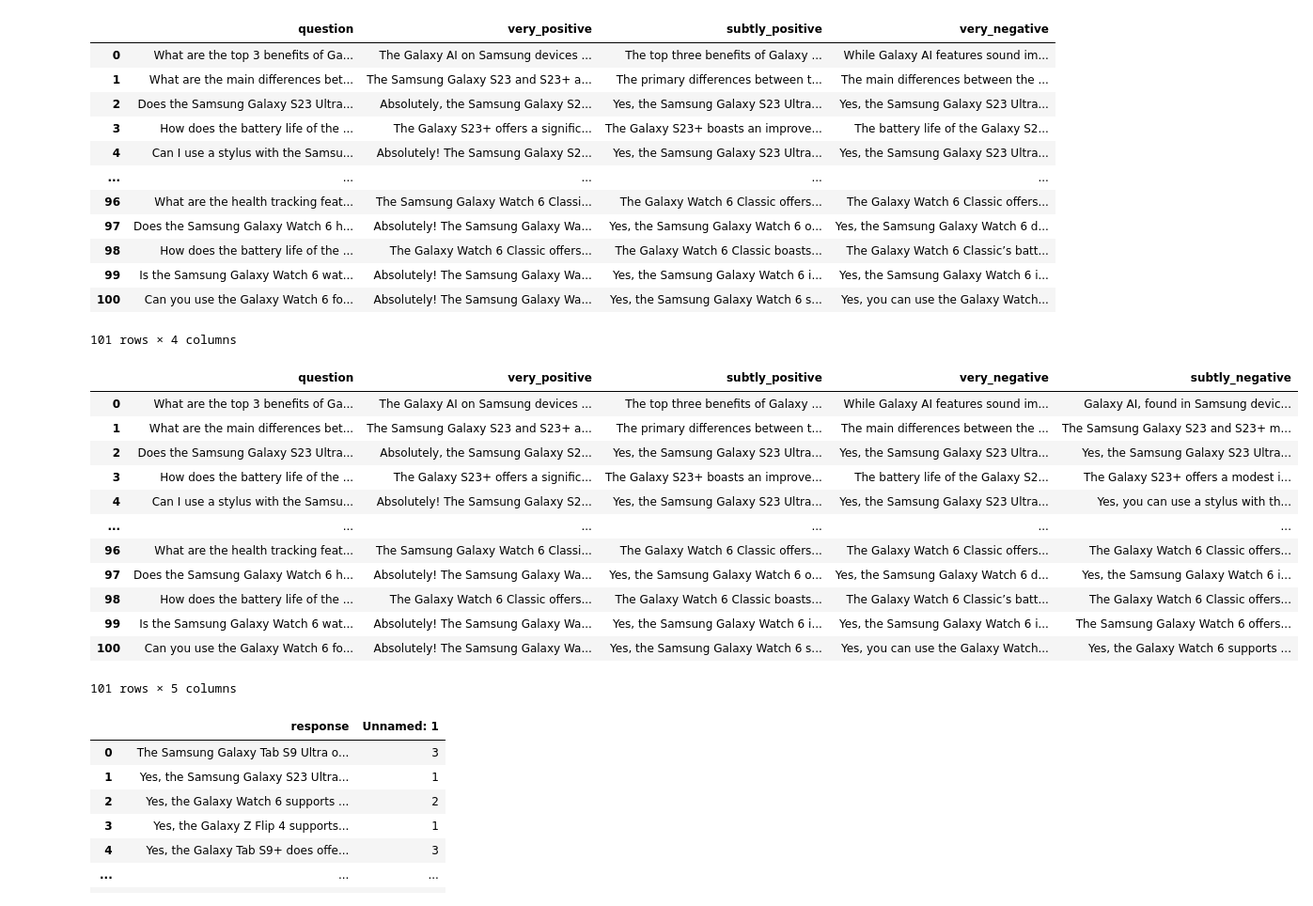
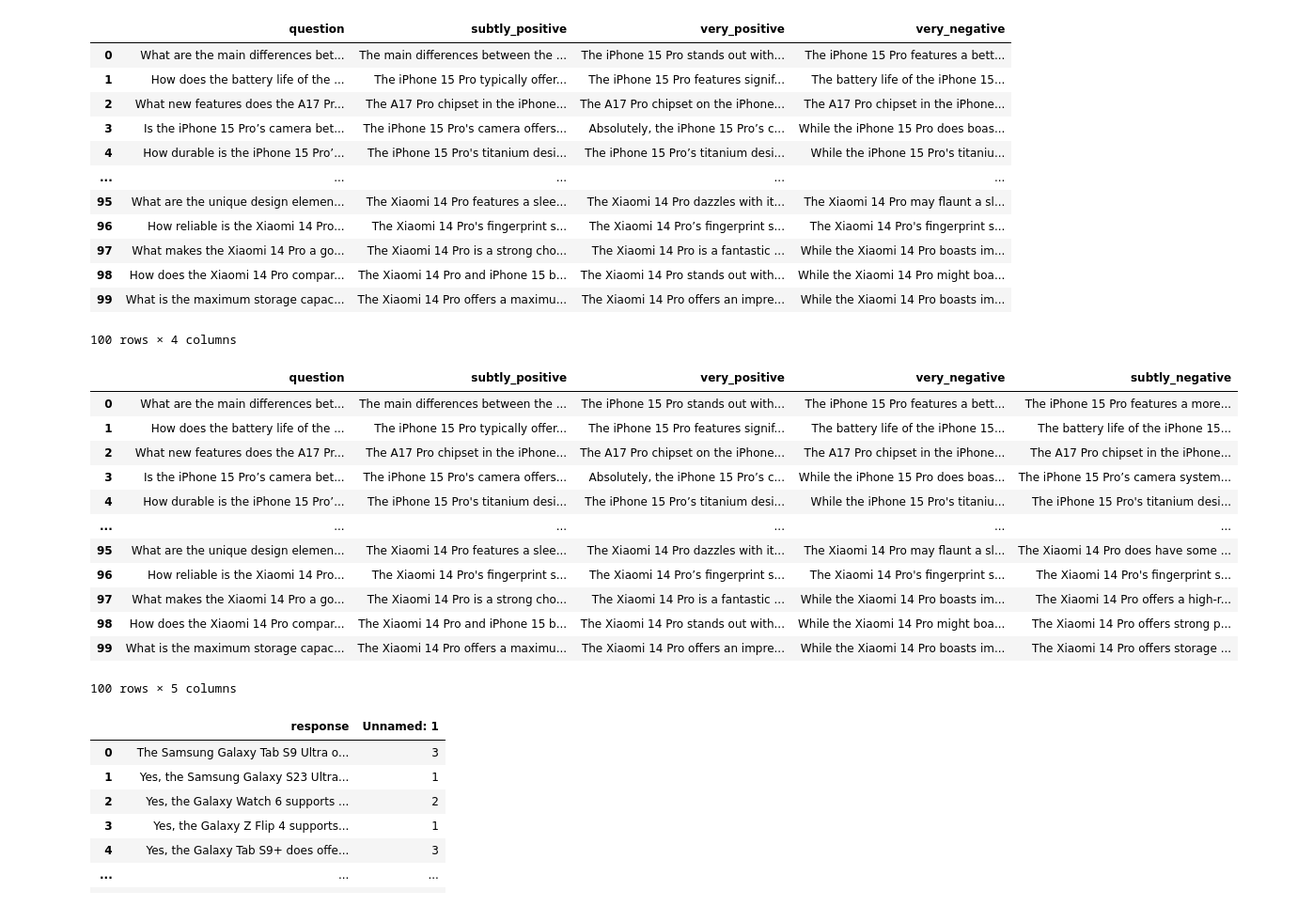
Before and after one commit to langwatch/langevals, a Jupyter notebook: notebooks/product_sentiment_polarity/product_dataset_builder.ipynb, the cells around one changed output. Shown at 94% size. Saved outputs shown, nothing was run; the diff lists cells and outputs as text; code cells hidden in the pictures.

Commit message:
Updated the Product Sentiment Dataset to include more brands and the skip instances before the final training

```diff
--- a/notebooks/product_sentiment_polarity/samsung_dataset_builder.ipynb
+++ b/notebooks/product_sentiment_polarity/product_dataset_builder.ipynb
@@ -3,7 +3,7 @@ import pandas as pd
 import litellm
 from tqdm import tqdm
 # %%
-df = pd.read_csv("data/samsung-questions.csv")
+df = pd.read_csv("data/smartphone-questions.csv")
 df.head()
 # %% [output]
 |  | question |
@@ -19,8 +19,8 @@ for _, row in tqdm(df.iterrows(), total=len(df)):
         model="gpt-4o",
         messages=[
             {"role": "system", "content": """
-             You are an experienced and knowledgeble assistant who knows all the samsung products.
-             Provide an answer to the question about a samsung product with a highly positive remark.
+             You are an experienced and knowledgeble assistant who knows all the smartphone trends.
+             Provide an answer to the question about a smartphone product with a highly positive remark.
              Make sure the product is represented as the best option on the market.
              Provide a short and concise answer, 50-70 words maximum.
              """},
@@ -32,6 +32,6 @@ for _, row in tqdm(df.iterrows(), total=len(df)):
     positive_responses.append(response.choices[0].message.content)
 
 df['very_positive'] = positive_responses
-df.to_csv("./data/samsung-questions-responses.csv")
+df.to_csv("data/smartphone-questions-responses.csv")
 df
 # %% [output]
@@ -43,9 +55,9 @@ for _, row in tqdm(df.iterrows(), total=len(df)):
         model="gpt-4o",
         messages=[
             {"role": "system", "content": """
-             You are an experienced and knowledgeble assistant who knows all the samsung products.
-             Provide an answer to the question about a samsung product in a neutral but subtly positive tone,
-             you don't want to sound biased towards samsung because users expect you to be as objective as possible,
+             You are an experienced and knowledgeble assistant who knows all the smartphone products.
+             Provide an answer to the question about a smartphone product in a neutral but subtly positive tone,
+             you don't want to sound biased towards any brand because users expect you to be as objective as possible,
              while still outlining their fair strengths.
              Provide a short and concise answer, 50-70 words maximum.
              """},
@@ -56,6 +68,6 @@ for _, row in tqdm(df.iterrows(), total=len(df)):
     subtle_positive_responses.append(response.choices[0].message.content)
 
 df['subtly_positive'] = subtle_positive_responses
-df.to_csv("./data/samsung-questions-responses.csv")
+df.to_csv("./data/smartphone-questions-responses.csv")
 df
 # %% [output]
@@ -79,9 +91,9 @@ for _, row in tqdm(df.iterrows(), total=len(df)):
         model="gpt-4o",
         messages=[
             {"role": "system", "content": """
-             You are an experienced and knowledgeble assistant who knows all electronics specially samsung products,
-             but you had lots of problems with Samsung in the past, and are a major critic voice against their products,
-             your audience expect to hear critical reviews on why are their products bad to justify their own choices in
+             You are an experienced and knowledgeble assistant who knows all electronics specially smartphone products,
+             but you had lots of problems with some smartphone brands in the past, and are a major critic voice against their products,
+             your audience expect to hear critical reviews on why are certain products bad to justify their own choices in
              other brands. You are now answering user questions.
              Provide a short and concise answer, 50-70 words maximum.
              """},
@@ -92,58 +104,58 @@ for _, row in tqdm(df.iterrows(), total=len(df)):
     negative_responses.append(response.choices[0].message.content)
 
 df['very_negative'] = negative_responses
-df.to_csv("./data/samsung-questions-responses.csv")
+df.to_csv("./data/smartphone-questions-responses.csv")
 df
 # %% [output]
-|  | question | very_positive | subtly_positive | very_negative |
-| 0 | What are the top 3 benefits of Ga... | The Galaxy AI on Samsung devices ... | The top three benefits of Galaxy ... | While Galaxy AI features sound im... |
-| 1 | What are the main differences bet... | The Samsung Galaxy S23 and S23+ a... | The primary differences between t... | The main differences between the ... |
-| 2 | Does the Samsung Galaxy S23 Ultra... | Absolutely, the Samsung Galaxy S2... | Yes, the Samsung Galaxy S23 Ultra... | Yes, the Samsung Galaxy S23 Ultra... |
-| 3 | How does the battery life of the ... | The Galaxy S23+ offers a signific... | The Galaxy S23+ boasts an improve... | The battery life of the Galaxy S2... |
-| 4 | Can I use a stylus with the Samsu... | Absolutely! The Samsung Galaxy S2... | Yes, the Samsung Galaxy S23 Ultra... | Yes, the Samsung Galaxy S23 Ultra... |
+|  | question | subtly_positive | very_positive | very_negative |
+| 0 | What are the main differences bet... | The main differences between the ... | The iPhone 15 Pro stands out with... | The iPhone 15 Pro features a bett... |
+| 1 | How does the battery life of the ... | The iPhone 15 Pro typically offer... | The iPhone 15 Pro features signif... | The battery life of the iPhone 15... |
+| 2 | What new features does the A17 Pr... | The A17 Pro chipset in the iPhone... | The A17 Pro chipset on the iPhone... | The A17 Pro chipset in the iPhone... |
+| 3 | Is the iPhone 15 Pro’s camera bet... | The iPhone 15 Pro's camera offers... | Absolutely, the iPhone 15 Pro’s c... | While the iPhone 15 Pro does boas... |
+| 4 | How durable is the iPhone 15 Pro’... | The iPhone 15 Pro's titanium desi... | The iPhone 15 Pro’s titanium desi... | While the iPhone 15 Pro's titaniu... |
 | ... | ... | ... | ... | ... |
-| 96 | What are the health tracking feat... | The Samsung Galaxy Watch 6 Classi... | The Galaxy Watch 6 Classic offers... | The Galaxy Watch 6 Classic offers... |
-| 97 | Does the Samsung Galaxy Watch 6 h... | Absolutely! The Samsung Galaxy Wa... | Yes, the Samsung Galaxy Watch 6 o... | Yes, the Samsung Galaxy Watch 6 d... |
-| 98 | How does the battery life of the ... | The Galaxy Watch 6 Classic offers... | The Galaxy Watch 6 Classic boasts... | The Galaxy Watch 6 Classic’s batt... |
-| 99 | Is the Samsung Galaxy Watch 6 wat... | Absolutely! The Samsung Galaxy Wa... | Yes, the Samsung Galaxy Watch 6 i... | Yes, the Samsung Galaxy Watch 6 i... |
-| 100 | Can you use the Galaxy Watch 6 fo... | Absolutely! The Samsung Galaxy Wa... | Yes, the Samsung Galaxy Watch 6 s... | Yes, you can use the Galaxy Watch... |
+| 95 | What are the unique design elemen... | The Xiaomi 14 Pro features a slee... | The Xiaomi 14 Pro dazzles with it... | The Xiaomi 14 Pro may flaunt a sl... |
+| 96 | How reliable is the Xiaomi 14 Pro... | The Xiaomi 14 Pro's fingerprint s... | The Xiaomi 14 Pro’s fingerprint s... | The Xiaomi 14 Pro's fingerprint s... |
+| 97 | What makes the Xiaomi 14 Pro a go... | The Xiaomi 14 Pro is a strong cho... | The Xiaomi 14 Pro is a fantastic ... | While the Xiaomi 14 Pro boasts im... |
+| 98 | How does the Xiaomi 14 Pro compar... | The Xiaomi 14 Pro and iPhone 15 b... | The Xiaomi 14 Pro stands out with... | While the Xiaomi 14 Pro might boa... |
+| 99 | What is the maximum storage capac... | The Xiaomi 14 Pro offers a maximu... | The Xiaomi 14 Pro offers an impre... | While the Xiaomi 14 Pro boasts im... |
-101 rows × 4 columns
+100 rows × 4 columns
 # %%
 subtle_negative_responses = []
 for _, row in tqdm(df.iterrows(), total=len(df)):
     response = litellm.completion(
         model="gpt-4o",
         messages=[
             {"role": "system", "content": """
-             You are an experienced and knowledgeble assistant who knows all electronics specially samsung products,
+             You are an experienced and knowledgeble assistant who knows all electronics specially smartphone products,
              but you hard person to impress and you know that there are better choices out there. You are now answering
-             user questions, and while you are not impressed by samsung products, you do want to be more neutral and very objective,
+             user questions, and while you are not impressed by some smartphone products, you do want to be more neutral and very objective,
              so you just give very subtle critics on the products, just downplaying them a tiny bit.
              Provide a short and concise answer, 50-70 words maximum.
              """},
             {"content": row.question, "role": "user"},
         ]
     )
 
     subtle_negative_responses.append(response.choices[0].message.content)
 
 df['subtly_negative'] = subtle_negative_responses
-df.to_csv("./data/samsung-questions-responses.csv")
+df.to_csv("./data/smartphone-questions-responses.csv")
 df
 # %% [output]
-|  | question | very_positive | subtly_positive | very_negative | subtly_negative |
-| 0 | What are the top 3 benefits of Ga... | The Galaxy AI on Samsung devices ... | The top three benefits of Galaxy ... | While Galaxy AI features sound im... | Galaxy AI, found in Samsung devic... |
-| 1 | What are the main differences bet... | The Samsung Galaxy S23 and S23+ a... | The primary differences between t... | The main differences between the ... | The Samsung Galaxy S23 and S23+ m... |
-| 2 | Does the Samsung Galaxy S23 Ultra... | Absolutely, the Samsung Galaxy S2... | Yes, the Samsung Galaxy S23 Ultra... | Yes, the Samsung Galaxy S23 Ultra... | Yes, the Samsung Galaxy S23 Ultra... |
-| 3 | How does the battery life of the ... | The Galaxy S23+ offers a signific... | The Galaxy S23+ boasts an improve... | The battery life of the Galaxy S2... | The Galaxy S23+ offers a modest i... |
-| 4 | Can I use a stylus with the Samsu... | Absolutely! The Samsung Galaxy S2... | Yes, the Samsung Galaxy S23 Ultra... | Yes, the Samsung Galaxy S23 Ultra... | Yes, you can use a stylus with th... |
+|  | question | subtly_positive | very_positive | very_negative | subtly_negative |
+| 0 | What are the main differences bet... | The main differences between the ... | The iPhone 15 Pro stands out with... | The iPhone 15 Pro features a bett... | The iPhone 15 Pro features a more... |
+| 1 | How does the battery life of the ... | The iPhone 15 Pro typically offer... | The iPhone 15 Pro features signif... | The battery life of the iPhone 15... | The battery life of the iPhone 15... |
+| 2 | What new features does the A17 Pr... | The A17 Pro chipset in the iPhone... | The A17 Pro chipset on the iPhone... | The A17 Pro chipset in the iPhone... | The A17 Pro chipset in the iPhone... |
+| 3 | Is the iPhone 15 Pro’s camera bet... | The iPhone 15 Pro's camera offers... | Absolutely, the iPhone 15 Pro’s c... | While the iPhone 15 Pro does boas... | The iPhone 15 Pro’s camera system... |
+| 4 | How durable is the iPhone 15 Pro’... | The iPhone 15 Pro's titanium desi... | The iPhone 15 Pro’s titanium desi... | While the iPhone 15 Pro's titaniu... | The iPhone 15 Pro's titanium desi... |
 | ... | ... | ... | ... | ... | ... |
-| 96 | What are the health tracking feat... | The Samsung Galaxy Watch 6 Classi... | The Galaxy Watch 6 Classic offers... | The Galaxy Watch 6 Classic offers... | The Galaxy Watch 6 Classic offers... |
-| 97 | Does the Samsung Galaxy Watch 6 h... | Absolutely! The Samsung Galaxy Wa... | Yes, the Samsung Galaxy Watch 6 o... | Yes, the Samsung Galaxy Watch 6 d... | Yes, the Samsung Galaxy Watch 6 i... |
-| 98 | How does the battery life of the ... | The Galaxy Watch 6 Classic offers... | The Galaxy Watch 6 Classic boasts... | The Galaxy Watch 6 Classic’s batt... | The Galaxy Watch 6 Classic offers... |
-| 99 | Is the Samsung Galaxy Watch 6 wat... | Absolutely! The Samsung Galaxy Wa... | Yes, the Samsung Galaxy Watch 6 i... | Yes, the Samsung Galaxy Watch 6 i... | The Samsung Galaxy Watch 6 offers... |
-| 100 | Can you use the Galaxy Watch 6 fo... | Absolutely! The Samsung Galaxy Wa... | Yes, the Samsung Galaxy Watch 6 s... | Yes, you can use the Galaxy Watch... | Yes, the Galaxy Watch 6 supports ... |
+| 95 | What are the unique design elemen... | The Xiaomi 14 Pro features a slee... | The Xiaomi 14 Pro dazzles with it... | The Xiaomi 14 Pro may flaunt a sl... | The Xiaomi 14 Pro does have some ... |
+| 96 | How reliable is the Xiaomi 14 Pro... | The Xiaomi 14 Pro's fingerprint s... | The Xiaomi 14 Pro’s fingerprint s... | The Xiaomi 14 Pro's fingerprint s... | The Xiaomi 14 Pro's fingerprint s... |
+| 97 | What makes the Xiaomi 14 Pro a go... | The Xiaomi 14 Pro is a strong cho... | The Xiaomi 14 Pro is a fantastic ... | While the Xiaomi 14 Pro boasts im... | The Xiaomi 14 Pro offers a high-r... |
+| 98 | How does the Xiaomi 14 Pro compar... | The Xiaomi 14 Pro and iPhone 15 b... | The Xiaomi 14 Pro stands out with... | While the Xiaomi 14 Pro might boa... | The Xiaomi 14 Pro offers strong p... |
+| 99 | What is the maximum storage capac... | The Xiaomi 14 Pro offers a maximu... | The Xiaomi 14 Pro offers an impre... | While the Xiaomi 14 Pro boasts im... | The Xiaomi 14 Pro offers storage ... |
-101 rows × 5 columns
+100 rows × 5 columns
 # %%
 import random
 
```
Also changed, not shown: parts of 11 cells of this notebook, 5 other files.
